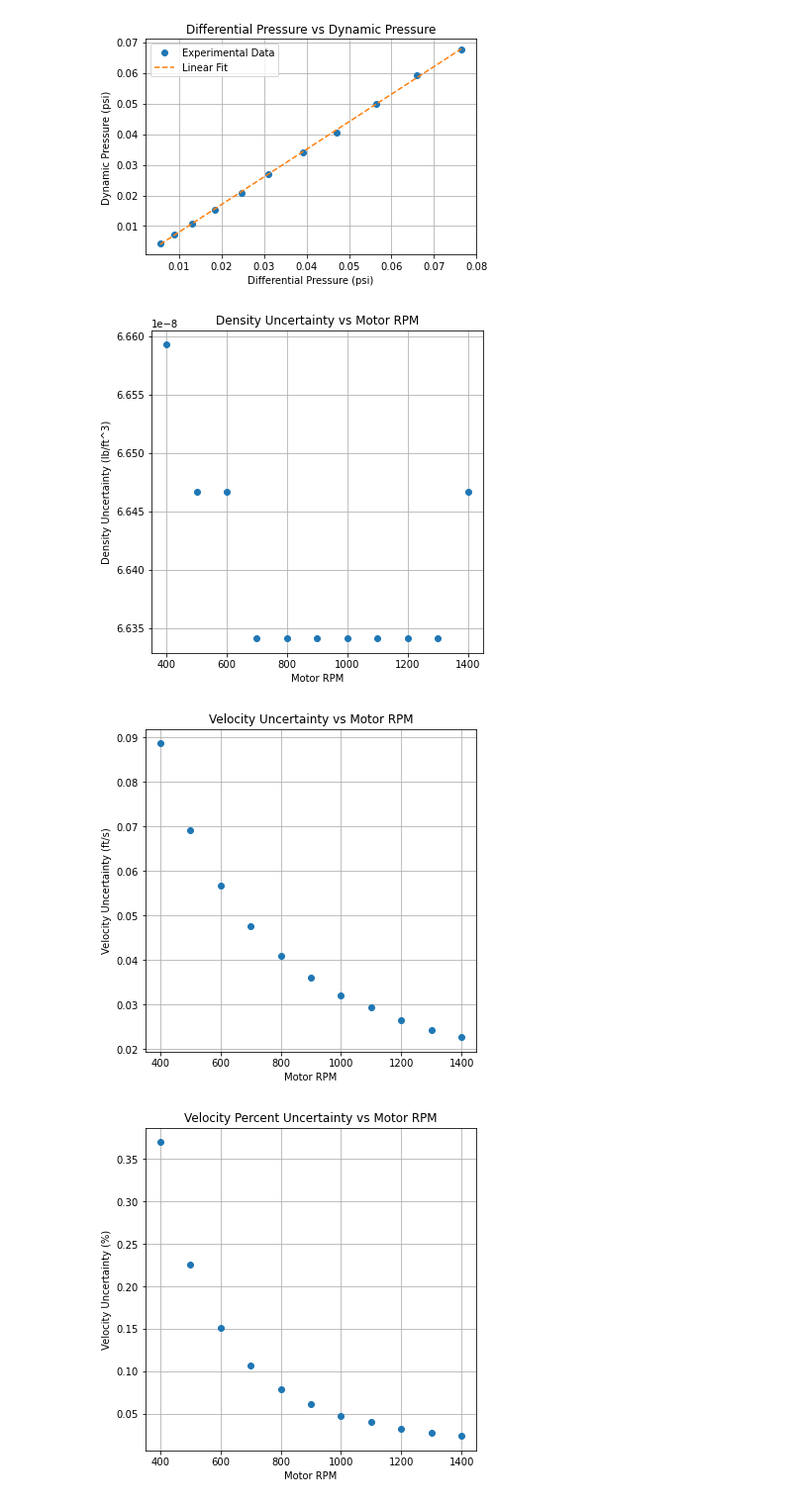
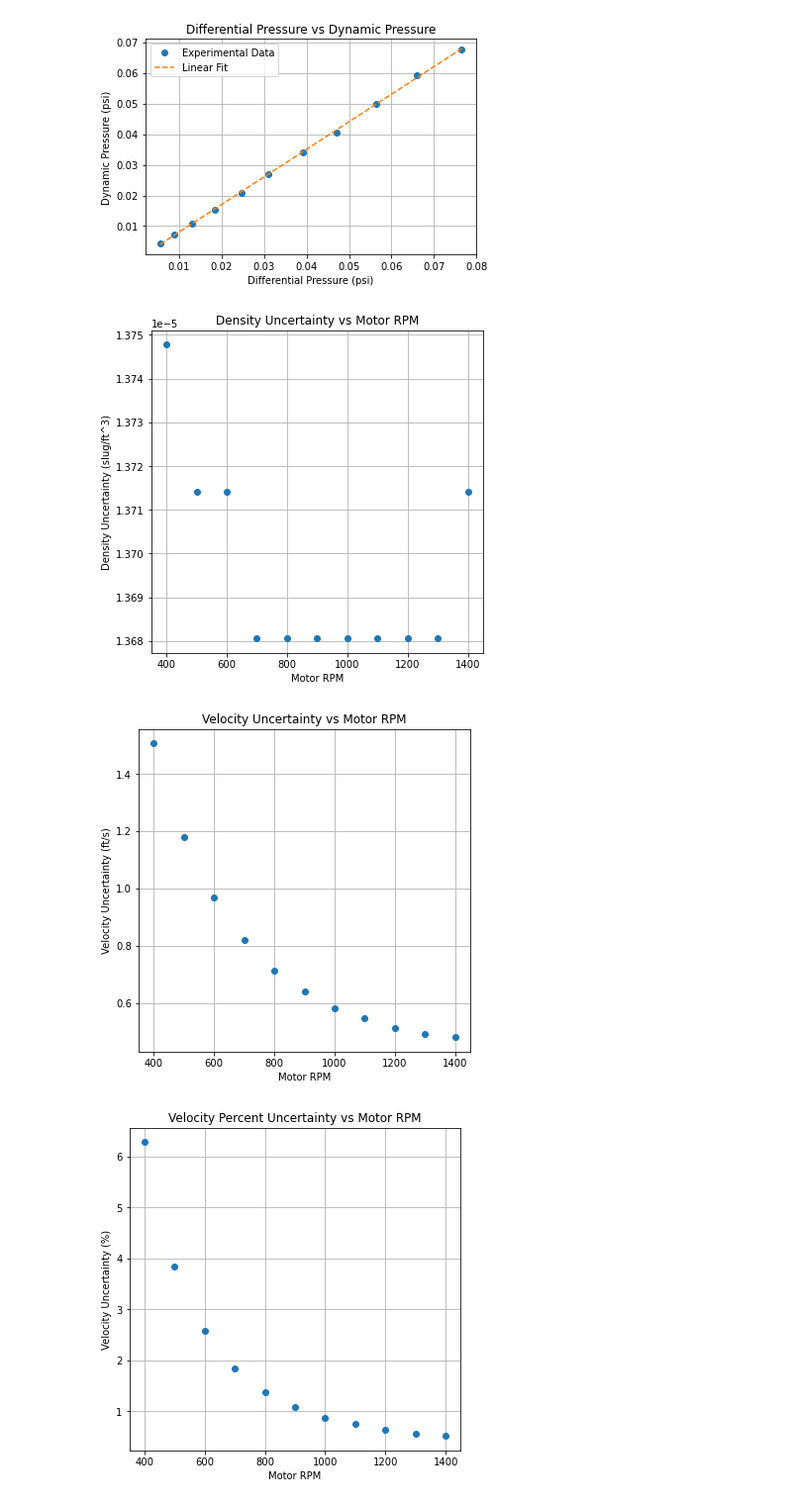
Before and after one commit to EvanY14/AE460-Fa23, a Jupyter notebook: Lab_1/dat_anal.ipynb, the cells around one changed output. Shown at 99% size. Saved outputs shown, nothing was run; the diff lists cells and outputs as text; code cells hidden in the pictures.

Commit message:
uncertainty units fix

```diff
--- a/Lab_1/dat_anal.ipynb
+++ b/Lab_1/dat_anal.ipynb
@@ -179,28 +162,56 @@ v_uncertainty = np.sqrt(rho_uncertainty_contribution**2 + static_pressure_uncert
+# %%
+# Question 6
+T_metric = T*5/9 # K
+rho_metric = rho*515.379 # kg/m^3
+q_metric = q*6894.76 # Pa
+p_metric = p*6894.76 # Pa
+R_metric = 287 # J/kg K
+
+pressure_uncertainty = .0727 #psi
+temp_uncertainty = 1.8 #F
+
+pressure_uncertainty_metric = pressure_uncertainty*6894.76 #Pa
+temp_uncertainty_metric = temp_uncertainty*5/9 #K
+
+rho_uncertainty_metric = np.sqrt((1/(R_metric*T_metric)*pressure_uncertainty_metric)**2 + (p_metric/(R_metric*T_metric**2)*temp_uncertainty_metric)**2)
+rho_uncertainty = rho_uncertainty_metric/515.379 #slug/ft^3
+
+PSI_uncertainity = .001 #psi
+PSI_uncertainity_metric = PSI_uncertainity*6894.76 #Pa
+static_pressure_uncertainty = np.sqrt((PSI_uncertainity_metric)**2/5)
+total_pressure_uncertainty = np.sqrt((PSI_uncertainity_metric)**2/9)
+
+rho_uncertainty_contribution_metric = -(np.sqrt(q_metric/(2*rho_metric**3)))*rho_uncertainty_metric
+static_pressure_uncertainty_contribution_metric = -(np.sqrt(1/(2*rho_metric*q_metric)))*static_pressure_uncertainty
+total_pressure_uncertainty_contribution_metric = np.sqrt(1/(2*rho_metric*q_metric))*total_pressure_uncertainty
+
+v_uncertainty_metric = np.sqrt(rho_uncertainty_contribution_metric**2 + static_pressure_uncertainty_contribution_metric**2 + total_pressure_uncertainty_contribution_metric**2)
+v_uncertainty = v_uncertainty_metric*3.28084 #ft/s
 # %%
 plt.figure(figsize=(6, 6))
 plt.plot(rpm, rho_uncertainty, 'o')
 plt.xlabel('Motor RPM')
-plt.ylabel('Density Uncertainty (lb/ft^3)')
+plt.ylabel('Density Uncertainty (slug/ft^3)')
 plt.title('Density Uncertainty vs Motor RPM')
 plt.grid()
 plt.show()
 
 plt.figure(figsize=(6, 6))
 plt.plot(rpm, v_uncertainty, 'o')
 plt.xlabel('Motor RPM')
 plt.ylabel('Velocity Uncertainty (ft/s)')
 plt.title('Velocity Uncertainty vs Motor RPM')
 plt.grid()
 plt.show()
 
 plt.figure(figsize=(6, 6))
 plt.plot(rpm, v_uncertainty/v*100, 'o')
 plt.xlabel('Motor RPM')
 plt.ylabel('Velocity Uncertainty (%)')
 plt.title('Velocity Percent Uncertainty vs Motor RPM')
 plt.grid()
 plt.show()
 # %% [output]
-[figure, old version]
+[figure, new version]
-[figure, old version]
+[figure, new version]
-[figure, old version]
+[figure, new version]
```
Also changed, not shown: parts of 4 cells of this notebook.
